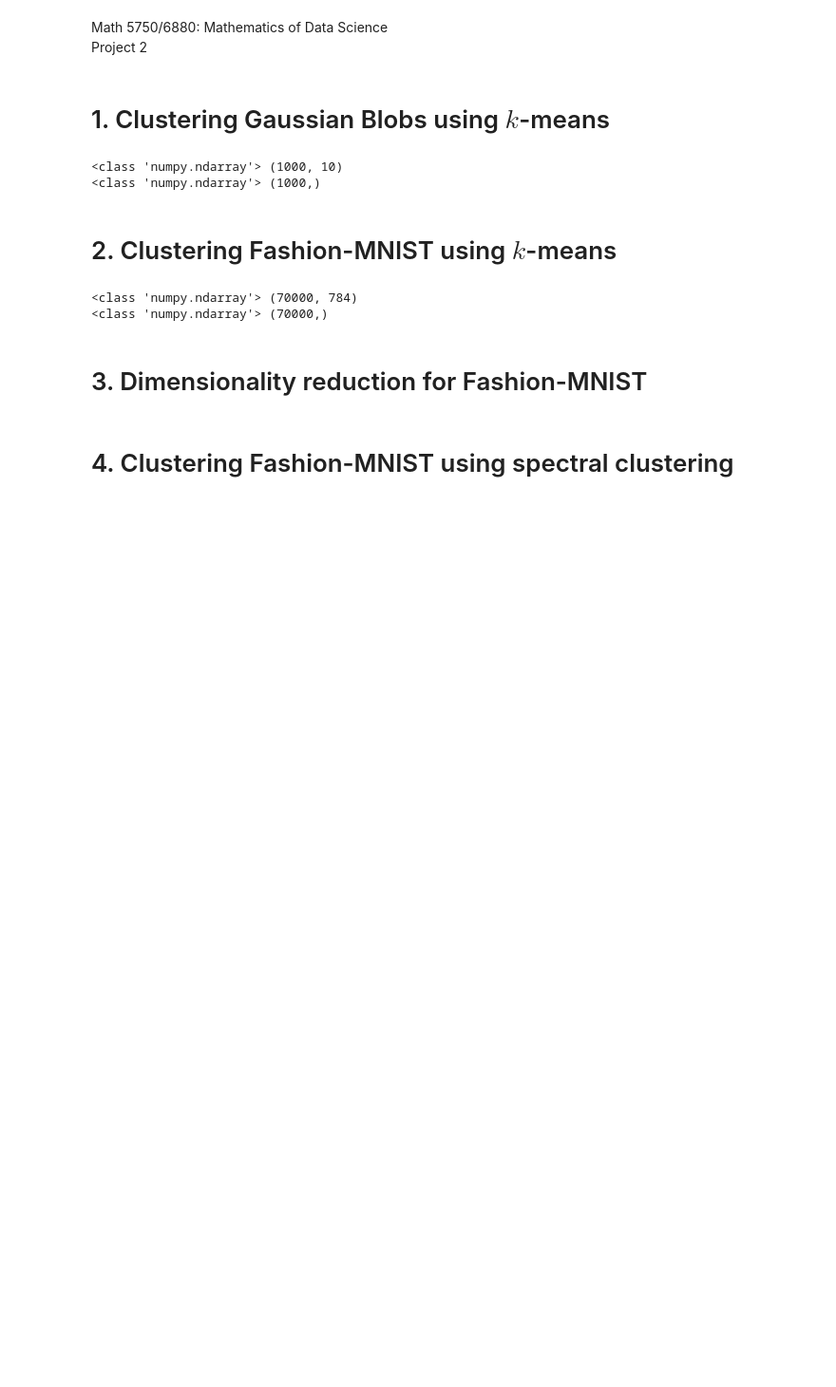
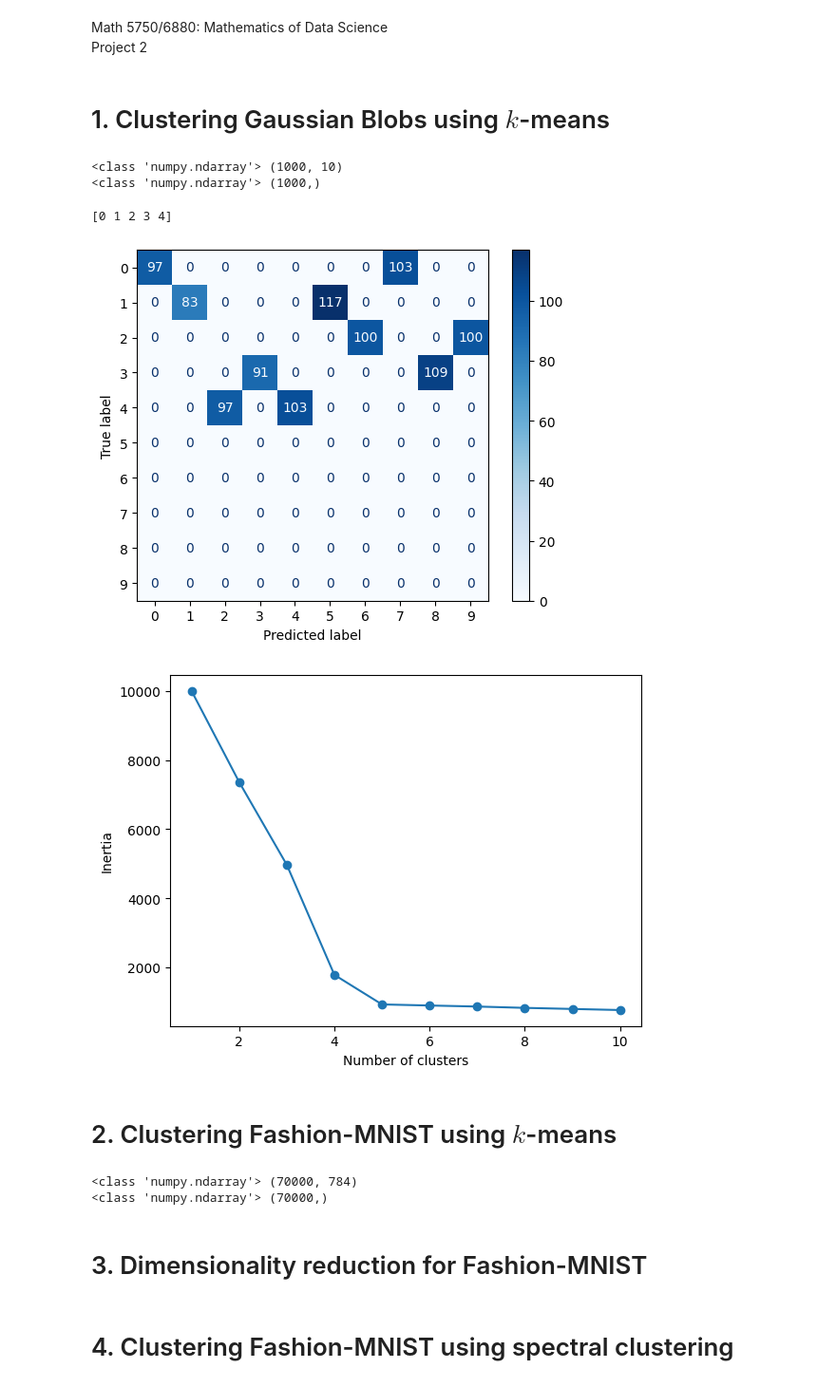
Before and after one commit to Shinyhunter95/math-data-science-course-Project2, a Jupyter notebook: project2.ipynb, the cells around one changed output. Shown at 95% size. Drawn from its saved outputs; the diff is of its cells as text; code cells hidden in the pictures; blank space fills up the shorter version.

```diff
--- a/project2.ipynb
+++ b/project2.ipynb
@@ -28,3 +25,49 @@ print(type(y_true),y_true.shape)
+# %%
+import matplotlib.pyplot as plt
+from sklearn.cluster import KMeans
+from sklearn.metrics import confusion_matrix, ConfusionMatrixDisplay
+from scipy.optimize import linear_sum_assignment
+
+kmeans = KMeans(n_clusters=5, random_state=0).fit(X)
+y_kmeans = kmeans.predict(X)
+
+inertia = []
+for i in range(1,11):
+    kmeans = KMeans(n_clusters=i, random_state=0).fit(X)
+    inertia.append(kmeans.inertia_)
+#print(inertia)
+
+cluster_centers = kmeans.cluster_centers_
+#print(cluster_centers)
+
+kmeans_labels = kmeans.labels_
+
+cm = confusion_matrix(y_true, kmeans_labels)
+row_ind, col_ind = linear_sum_assignment(-cm)
+remapped_kmeans_labels = np.zeros_like(kmeans_labels)
+for i in range(len(row_ind)):
+    remapped_kmeans_labels[kmeans_labels == row_ind[i]] = col_ind[i]
+final_cm = confusion_matrix(y_true, remapped_kmeans_labels)
+#print(final_cm)
+#print(confusion_matrix(y_true, kmeans_labels)) #Remapping makes it more interperatable
+
+# display_labels=np.unique(y_true)
+# print(display_labels)
+
+# disp = ConfusionMatrixDisplay(confusion_matrix=final_cm)
+# disp.plot(cmap=plt.cm.Blues)
+# plt.show()
+
+#Elbow
+# plt.figure()
+# plt.plot(range(1,11), inertia, marker='o')
+# plt.xlabel('Number of clusters')
+# plt.ylabel('Inertia')
+# plt.show()
+# %% [output]
+[0 1 2 3 4]
+[figure, added]
+[figure, added]
 # %% [markdown]
 # 2. Clustering Fashion-MNIST using $k$-means
 # %%
```
Also changed, not shown: parts of 2 cells of this notebook.
